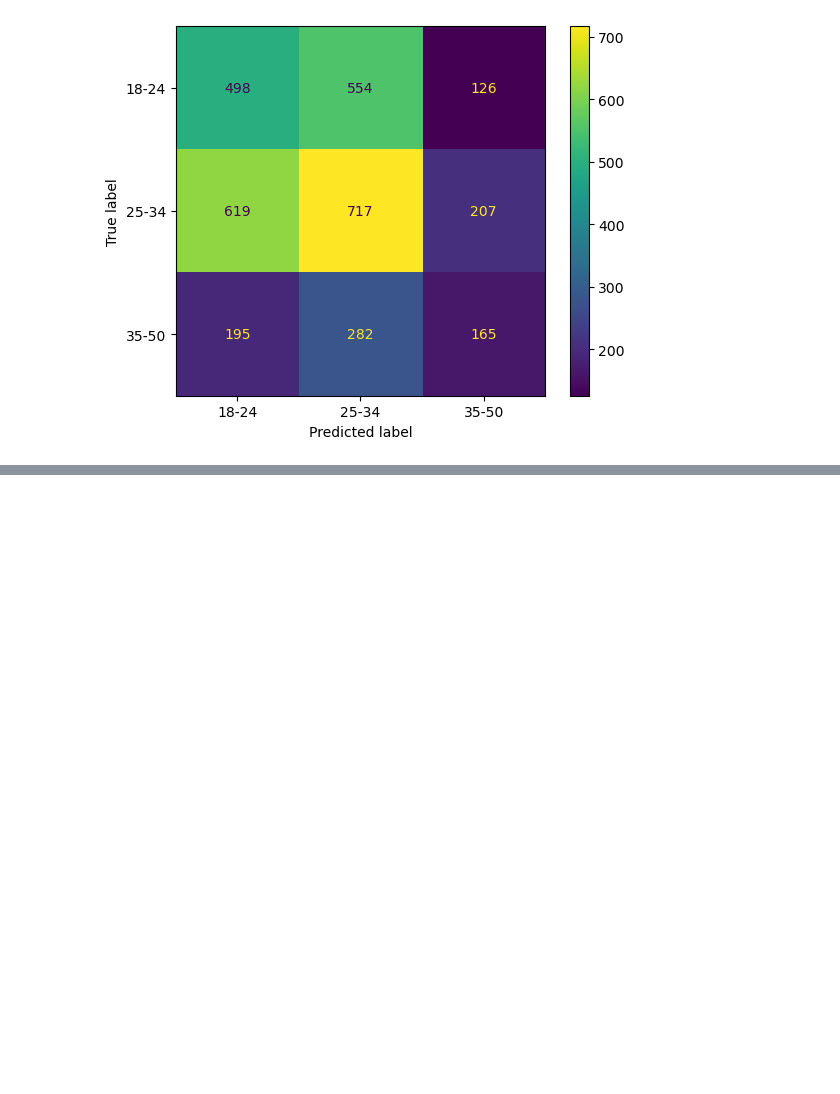
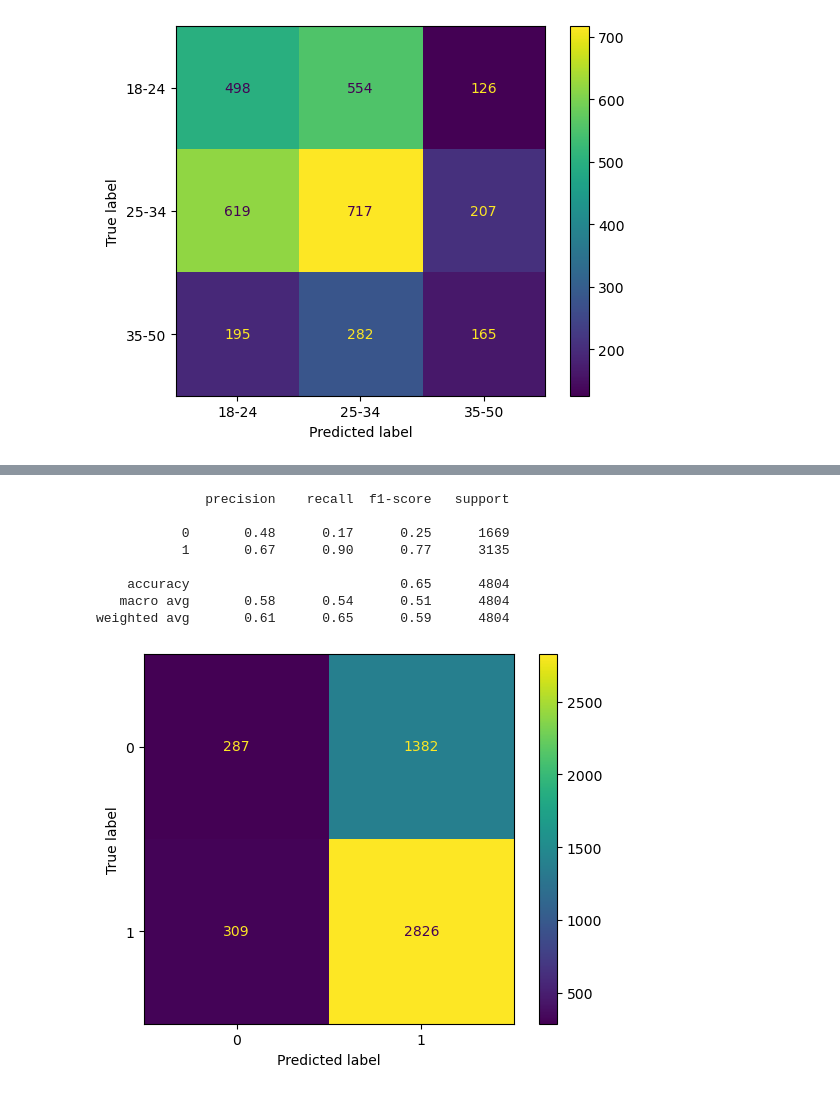
Before and after one commit to dimboump/clips-internship, a Jupyter notebook: Stylene v2/models/svm.ipynb, the cells around one changed output, grey strips where cells are left out. Saved outputs shown, nothing was run; the diff lists cells and outputs as text; code cells hidden in the pictures; blank space fills up the shorter version.

Commit message:
Run `adult` binary classification on uncleaned Blog Authorship data (score: .51)

```diff
--- a/Stylene v2/models/svm.ipynb
+++ b/Stylene v2/models/svm.ipynb
@@ -664,0 +705,6 @@ weighted avg       0.41      0.41      0.41      3363
+# %%
+X = df['text']
+y = df['adult']
+
+X_train, X_test, y_train, y_test = train_test_split(X, y, test_size=.2, shuffle=True, random_state=97, stratify=y)
+X_train.shape, X_test.shape, y_train.shape, y_test.shape
@@ -664,0 +713,18 @@ weighted avg       0.41      0.41      0.41      3363
+# %%
+vect = TfidfVectorizer(max_features=10000)
+svm = SVC(kernel='linear')
+
+pipe = make_pipeline(vect, svm)
+# %%
+param_grid = {
+    'tfidfvectorizer__ngram_range': [(1, 2), (2, 2), (2, 3)],
+    'svc__C': [0.001, 0.01, 0.1, 1],
+    'svc__gamma': [0.001],
+}
+# %%
+gs = GridSearchCV(pipe, param_grid, cv=2, scoring='f1_macro', n_jobs=-1, verbose=10, refit=True)
+gs.fit(X_train, y_train)
+print(f'\n' + '-' * 50)
+print('Best parameters:', gs.best_params_)
+print(gs.best_score_)
+print(gs.best_estimator_)
@@ -664,0 +740,17 @@ weighted avg       0.41      0.41      0.41      3363
+# %%
+y_test_pred = gs.predict(X_test)
+print(classification_report(y_test, y_test_pred))
+
+cm = confusion_matrix(y_test, y_test_pred, labels=gs.classes_)
+disp = ConfusionMatrixDisplay(confusion_matrix=cm, display_labels=gs.classes_)
+disp.plot();
+# %% [output]
+              precision    recall  f1-score   support
+
+           0       0.48      0.17      0.25      1669
+           1       0.67      0.90      0.77      3135
+
+    accuracy                           0.65      4804
+   macro avg       0.58      0.54      0.51      4804
+weighted avg       0.61      0.65      0.59      4804
+[figure, added]
```
Also changed, not shown: parts of 7 cells of this notebook.
